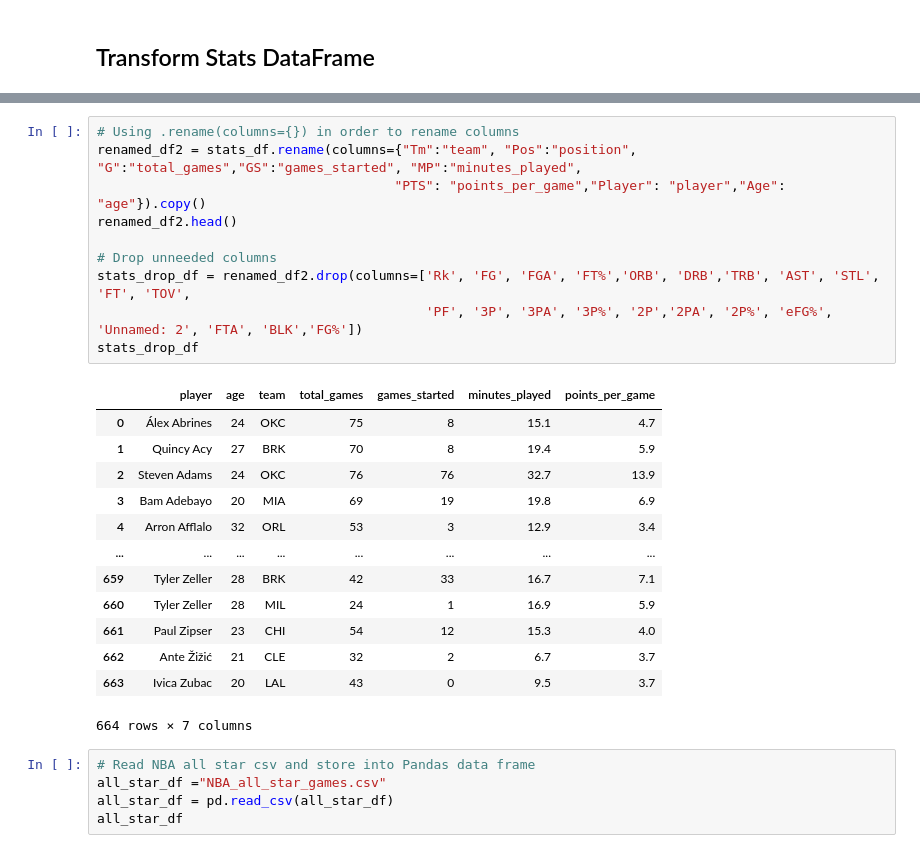
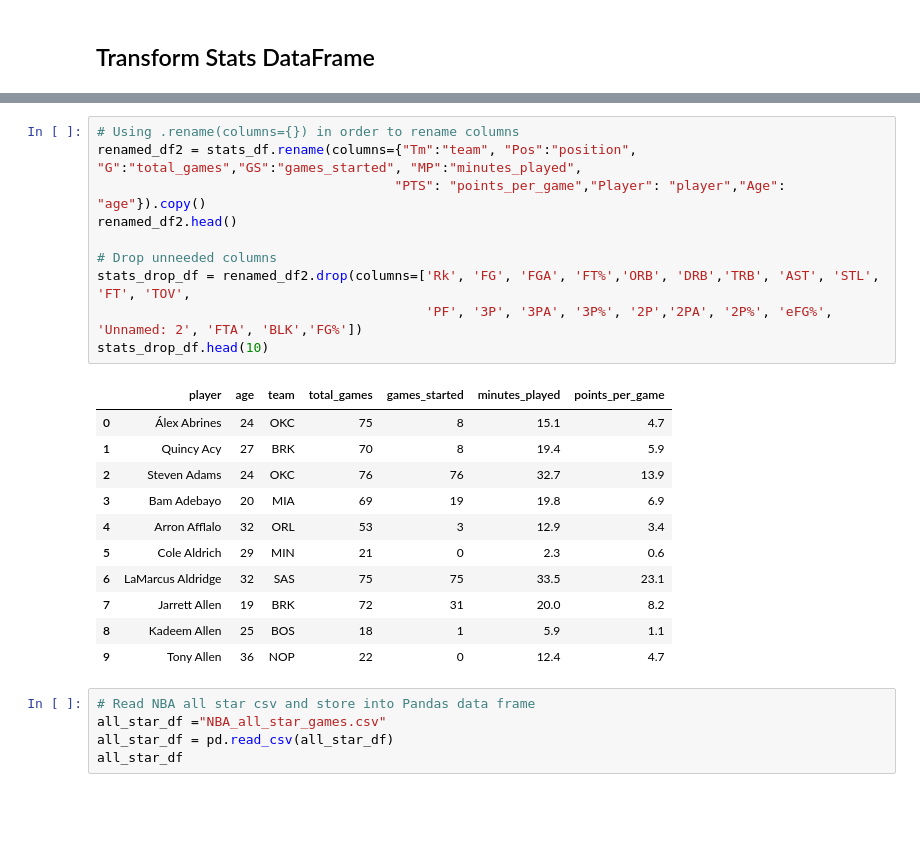
Before and after one commit to Klsisk/Project-3, a Jupyter notebook: Resources/mainscript.ipynb, the cells around one changed output, grey strips where cells are left out. Saved outputs shown, nothing was run; the diff lists cells and outputs as text; blank space fills up the shorter version.

```diff
--- a/Resources/mainscript.ipynb
+++ b/Resources/mainscript.ipynb
@@ -76,27 +114,25 @@ stats_df.head()
 # %%
 # Using .rename(columns={}) in order to rename columns
 renamed_df2 = stats_df.rename(columns={"Tm":"team", "Pos":"position", "G":"total_games","GS":"games_started", "MP":"minutes_played",
                                       "PTS": "points_per_game","Player": "player","Age": "age"}).copy()
 renamed_df2.head()
 
 # Drop unneeded columns
 stats_drop_df = renamed_df2.drop(columns=['Rk', 'FG', 'FGA', 'FT%','ORB', 'DRB','TRB', 'AST', 'STL', 'FT', 'TOV',
                                           'PF', '3P', '3PA', '3P%', '2P','2PA', '2P%', 'eFG%', 'Unnamed: 2', 'FTA', 'BLK','FG%'])
-stats_drop_df
+stats_drop_df.head(10)
 # %% [output]
 |  | player | age | team | total_games | games_started | minutes_played | points_per_game |
 | 0 | Álex Abrines | 24 | OKC | 75 | 8 | 15.1 | 4.7 |
 | 1 | Quincy Acy | 27 | BRK | 70 | 8 | 19.4 | 5.9 |
 | 2 | Steven Adams | 24 | OKC | 76 | 76 | 32.7 | 13.9 |
 | 3 | Bam Adebayo | 20 | MIA | 69 | 19 | 19.8 | 6.9 |
 | 4 | Arron Afflalo | 32 | ORL | 53 | 3 | 12.9 | 3.4 |
-| ... | ... | ... | ... | ... | ... | ... | ... |
-| 659 | Tyler Zeller | 28 | BRK | 42 | 33 | 16.7 | 7.1 |
-| 660 | Tyler Zeller | 28 | MIL | 24 | 1 | 16.9 | 5.9 |
-| 661 | Paul Zipser | 23 | CHI | 54 | 12 | 15.3 | 4.0 |
-| 662 | Ante Žižić | 21 | CLE | 32 | 2 | 6.7 | 3.7 |
-| 663 | Ivica Zubac | 20 | LAL | 43 | 0 | 9.5 | 3.7 |
+| 5 | Cole Aldrich | 29 | MIN | 21 | 0 | 2.3 | 0.6 |
+| 6 | LaMarcus Aldridge | 32 | SAS | 75 | 75 | 33.5 | 23.1 |
+| 7 | Jarrett Allen | 19 | BRK | 72 | 31 | 20.0 | 8.2 |
+| 8 | Kadeem Allen | 25 | BOS | 18 | 1 | 5.9 | 1.1 |
+| 9 | Tony Allen | 36 | NOP | 22 | 0 | 12.4 | 4.7 |
-664 rows × 7 columns
 # %%
 # Read NBA all star csv and store into Pandas data frame
 all_star_df ="NBA_all_star_games.csv"
```
Also changed, not shown: parts of 8 cells of this notebook, 9 other files.
